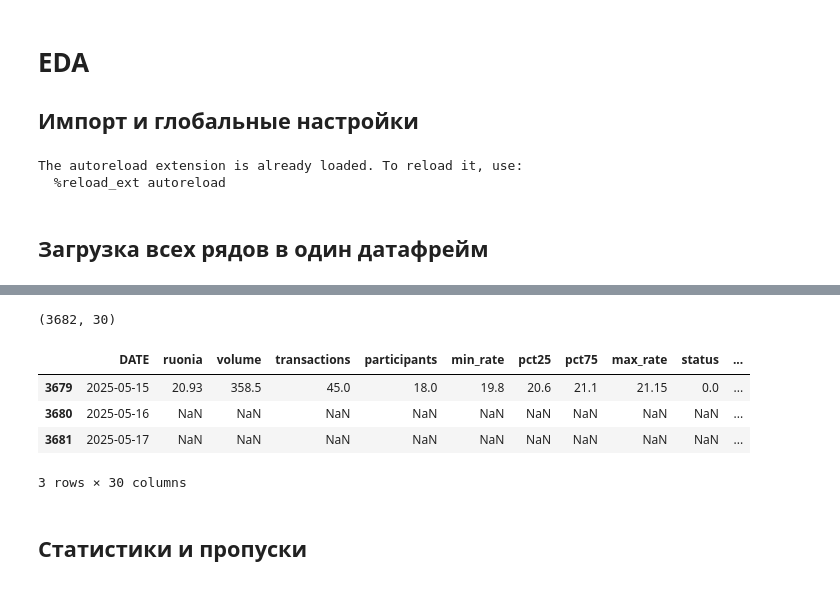
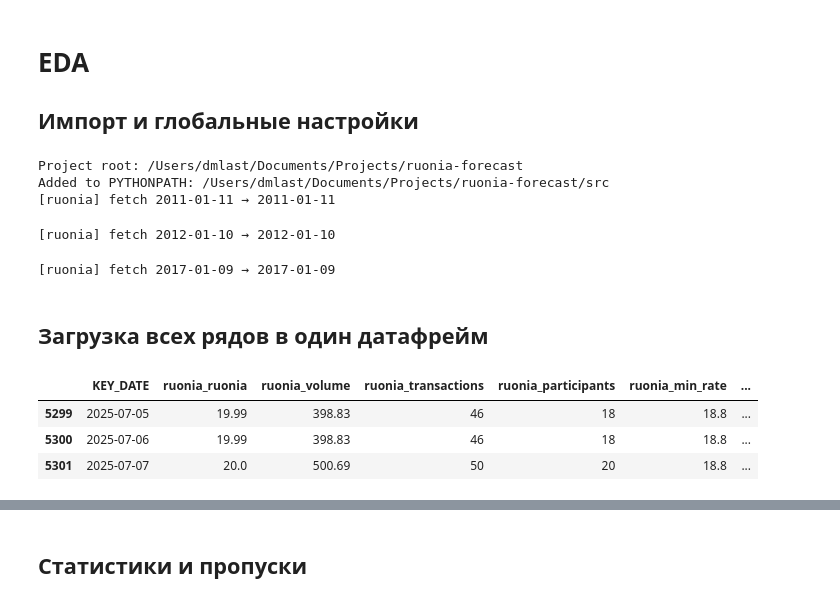
Before and after one commit to dmlast/ruonia-forecast, a Jupyter notebook: notebooks/00_eda.ipynb, the cells around one changed output, grey strips where cells are left out. Cells and saved outputs as stored; diff of their text form; code cells hidden in the pictures.

Commit message:
data cash

```diff
--- a/notebooks/00_eda.ipynb
+++ b/notebooks/00_eda.ipynb
@@ -2,28 +2,41 @@
 # EDA
 ## Импорт и глобальные настройки
 # %%
-%load_ext autoreload
-%autoreload 2
-import sys, os, warnings, json, itertools, seaborn as sns
-warnings.filterwarnings('ignore')
+import datetime as dt
+from pathlib import Path
+import sys
+import pandas as pd
 
-sys.path.append(os.path.abspath('..'))
+PROJECT = Path.cwd().resolve()
+while not (PROJECT / "data").exists() and PROJECT != PROJECT.parent:
+    PROJECT = PROJECT.parent
 
-import pandas as pd, numpy as np, matplotlib.pyplot as plt
-plt.style.use('default'); plt.rcParams['figure.figsize']=(10,4)
+SRC = PROJECT / "src"
+if str(SRC) not in sys.path:
+    sys.path.insert(0, str(SRC))
 
-from datetime import date
-from statsmodels.tsa.stattools import adfuller, pacf, acf
-from statsmodels.graphics.tsaplots import plot_acf, plot_pacf
-from arch import arch_model
+print("Project root:", PROJECT)
+print("Added to PYTHONPATH:", SRC)
+
+from data.merged_data import DataMerger
+
+START, END = dt.date(2011, 1, 1), dt.date.today()
+merger = DataMerger(START, END, fill_calendar=True, forward_fill=True)
+merged_path = merger.save_as_pqt()
+merged_path
 # %% [output]
-The autoreload extension is already loaded. To reload it, use:
-  %reload_ext autoreload
+Project root: /Users/dmlast/Documents/Projects/ruonia-forecast
+Added to PYTHONPATH: /Users/dmlast/Documents/Projects/ruonia-forecast/src
+[ruonia] fetch 2011-01-11 → 2011-01-11
+[ruonia] fetch 2012-01-10 → 2012-01-10
+[ruonia] fetch 2017-01-09 → 2017-01-09
 # %% [markdown]
 ## Загрузка всех рядов в один датафрейм
 # %%
-from src.data.merged_data import DataMerger
-df_all = DataMerger(date(2014,1,1), date.today()).merge()
-print(df_all.shape)
+df_all = pd.read_parquet(merged_path)
 df_all.tail(3)
 # %% [output]
+|  | KEY_DATE | ruonia_ruonia | ruonia_volume | ruonia_transactions | ruonia_participants | ruonia_min_rate | ... |
+| 5299 | 2025-07-05 | 19.99 | 398.83 | 46 | 18 | 18.8 | ... |
+| 5300 | 2025-07-06 | 19.99 | 398.83 | 46 | 18 | 18.8 | ... |
+| 5301 | 2025-07-07 | 20.0 | 500.69 | 50 | 20 | 18.8 | ... |
@@ -47,9 +44,3 @@ df_all.tail(3)
-(3682, 30)
-|  | DATE | ruonia | volume | transactions | participants | min_rate | pct25 | pct75 | max_rate | status | ... |
-| 3679 | 2025-05-15 | 20.93 | 358.5 | 45.0 | 18.0 | 19.8 | 20.6 | 21.1 | 21.15 | 0.0 | ... |
-| 3680 | 2025-05-16 | NaN | NaN | NaN | NaN | NaN | NaN | NaN | NaN | NaN | ... |
-| 3681 | 2025-05-17 | NaN | NaN | NaN | NaN | NaN | NaN | NaN | NaN | NaN | ... |
-3 rows × 30 columns
 # %% [markdown]
 ## Статистики и пропуски
 # %%
```
Also changed, not shown: parts of 1 cell of this notebook, 15 other files.
